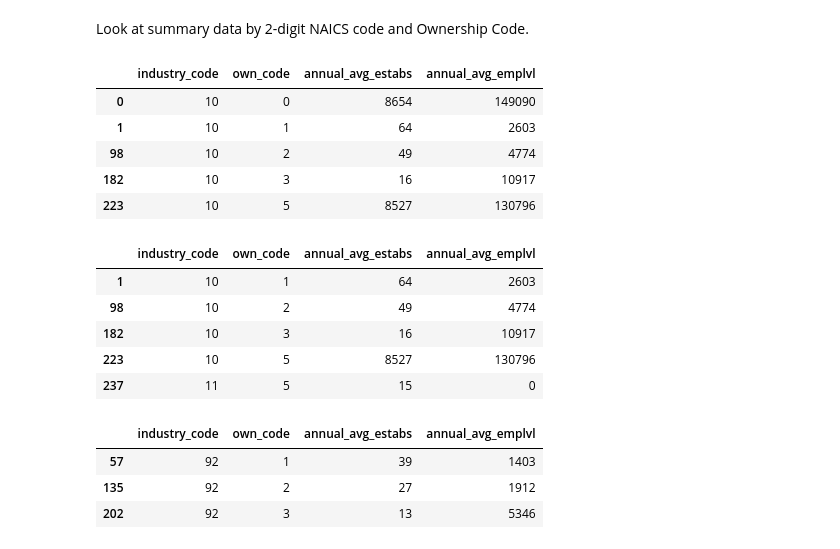
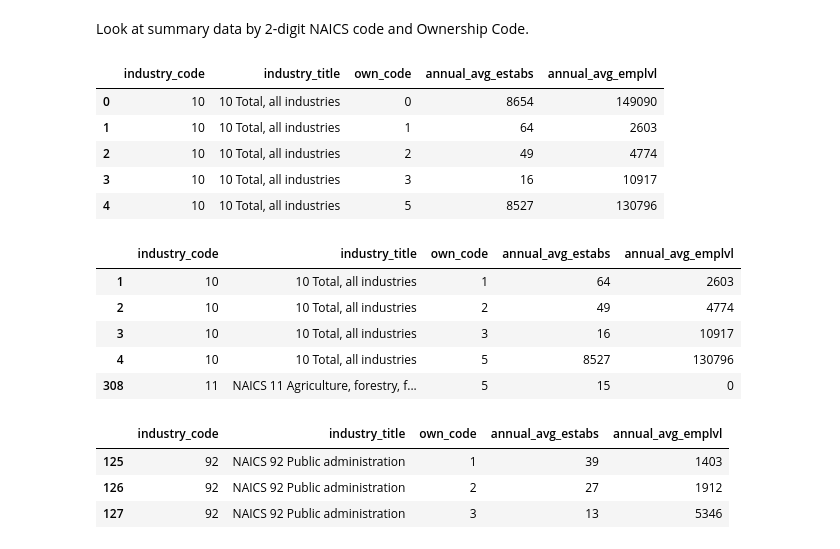
Before and after one commit to npr99/PlanningMethods, a Jupyter notebook: Location_Quotient_Using_BLS_QCEW.ipynb, the cells around one changed output. Drawn from its saved outputs; the diff is of its cells as text; code cells hidden in the pictures.

Commit message:
added industry title and general function

```diff
--- a/Location_Quotient_Using_BLS_QCEW.ipynb
+++ b/Location_Quotient_Using_BLS_QCEW.ipynb
@@ -104,0 +116,3 @@ https://www.naics.com/frequently-asked-questions/#NAICSfaq
+# %%
+industry_titles_df = pd.read_csv('https://www.bls.gov/cew/classifications/industry/industry-titles-csv.csv')
+industry_titles_df.head()
@@ -104,0 +134,7 @@ https://www.naics.com/frequently-asked-questions/#NAICSfaq
+# %%
+blsqcew_titles = pd.merge(left = industry_titles_df,
+                          right = blsqcew,
+                          left_on = 'industry_code',
+                          right_on = 'industry_code',
+                          how = 'right')
+blsqcew_titles.head()
@@ -121,34 +186,34 @@ blsqcew[['industry_code','annual_avg_estabs','annual_avg_emplvl','lq_annual_avg_
 # %% [markdown]
 Look at summary data by 2-digit NAICS code and Ownership Code.
 # %%
-blsqcew_2digit = blsqcew[['industry_code','own_code','annual_avg_estabs','annual_avg_emplvl']].\
-loc[(blsqcew['industry_code'].str.len()==2) |
-    (blsqcew['industry_code'].str.contains("-"))].sort_values(by=['industry_code','own_code'])
+blsqcew_2digit = blsqcew_titles[['industry_code','industry_title','own_code','annual_avg_estabs','annual_avg_emplvl']].\
+loc[(blsqcew_titles['industry_code'].str.len()==2) |
+    (blsqcew_titles['industry_code'].str.contains("-"))].sort_values(by=['industry_code','own_code'])
 blsqcew_2digit.head()
 # %% [output]
-|  | industry_code | own_code | annual_avg_estabs | annual_avg_emplvl |
-| 0 | 10 | 0 | 8654 | 149090 |
-| 1 | 10 | 1 | 64 | 2603 |
-| 98 | 10 | 2 | 49 | 4774 |
-| 182 | 10 | 3 | 16 | 10917 |
-| 223 | 10 | 5 | 8527 | 130796 |
+|  | industry_code | industry_title | own_code | annual_avg_estabs | annual_avg_emplvl |
+| 0 | 10 | 10 Total, all industries | 0 | 8654 | 149090 |
+| 1 | 10 | 10 Total, all industries | 1 | 64 | 2603 |
+| 2 | 10 | 10 Total, all industries | 2 | 49 | 4774 |
+| 3 | 10 | 10 Total, all industries | 3 | 16 | 10917 |
+| 4 | 10 | 10 Total, all industries | 5 | 8527 | 130796 |
 # %%
 #  Need to drop total covered - own_code == 0 - leads to double counting
 blsqcew_2digit = blsqcew_2digit.loc[(blsqcew['own_code'] !=0)]
 blsqcew_2digit.head()
 # %% [output]
-|  | industry_code | own_code | annual_avg_estabs | annual_avg_emplvl |
-| 1 | 10 | 1 | 64 | 2603 |
-| 98 | 10 | 2 | 49 | 4774 |
-| 182 | 10 | 3 | 16 | 10917 |
-| 223 | 10 | 5 | 8527 | 130796 |
-| 237 | 11 | 5 | 15 | 0 |
+|  | industry_code | industry_title | own_code | annual_avg_estabs | annual_avg_emplvl |
+| 1 | 10 | 10 Total, all industries | 1 | 64 | 2603 |
+| 2 | 10 | 10 Total, all industries | 2 | 49 | 4774 |
+| 3 | 10 | 10 Total, all industries | 3 | 16 | 10917 |
+| 4 | 10 | 10 Total, all industries | 5 | 8527 | 130796 |
+| 308 | 11 | NAICS 11 Agriculture, forestry, f... | 5 | 15 | 0 |
 # %%
 # Replace Industry code for NAICS 92 to get levels of government
-blsqcew_2digit.loc[(blsqcew['industry_code'] =='92')]
+blsqcew_2digit.loc[(blsqcew_2digit['industry_code'] =='92')]
 # %% [output]
-|  | industry_code | own_code | annual_avg_estabs | annual_avg_emplvl |
-| 57 | 92 | 1 | 39 | 1403 |
-| 135 | 92 | 2 | 27 | 1912 |
-| 202 | 92 | 3 | 13 | 5346 |
+|  | industry_code | industry_title | own_code | annual_avg_estabs | annual_avg_emplvl |
+| 125 | 92 | NAICS 92 Public administration | 1 | 39 | 1403 |
+| 126 | 92 | NAICS 92 Public administration | 2 | 27 | 1912 |
+| 127 | 92 | NAICS 92 Public administration | 3 | 13 | 5346 |
 # %%
```
Also changed, not shown: parts of 19 cells of this notebook.
